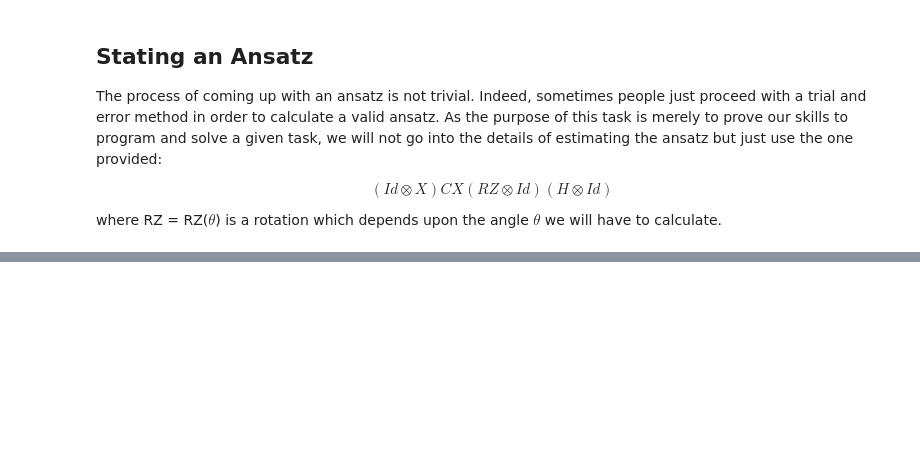
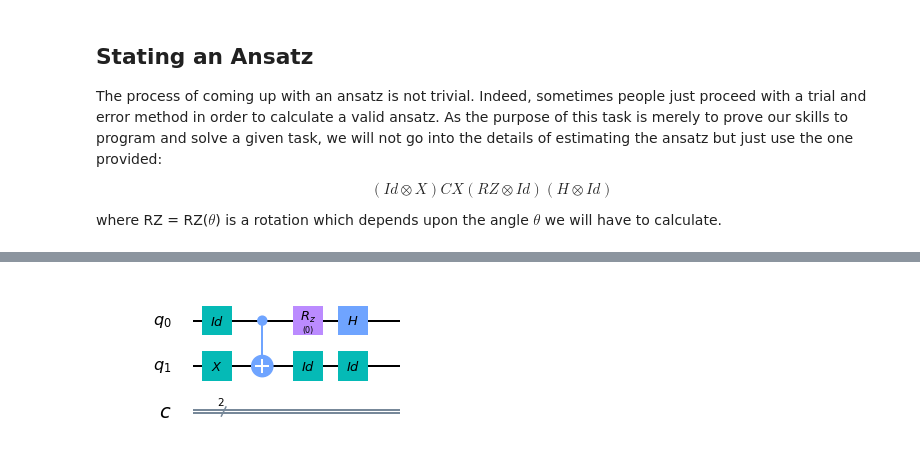
Before and after one commit to Arturacu/Quantum-exercises, a Jupyter notebook: Task 4.ipynb, the cells around one changed output, grey strips where cells are left out. Drawn from its saved outputs; the diff is of its cells as text; code cells hidden in the pictures; blank space fills up the shorter version.

```diff
--- a/Task 4.ipynb
+++ b/Task 4.ipynb
@@ -164,0 +180,28 @@ where RZ = RZ($\theta$) is a rotation which depends upon the angle $\theta$ we w
+# %%
+def quantum_state_preparation(circuit, theta):
+    """
+    Prepares the vector state
+    :param circuit: a quantum circuit with two qubits
+    :param theta: the angle of rotation for the ansatz
+    :return: quantum circuit.
+    """
+    qubits = circuit.qregs[0]
+
+    # Id (x) X
+    circuit.iden(qubits[0])
+    circuit.x(qubits[1])
+    # CX
+    circuit.cx(qubits[0],qubits[1])
+    # RZ (x) Id
+    circuit.rz(theta, qubits[0])
+    circuit.iden(qubits[1])
+    # H (x) Id
+    circuit.h(qubits[0])
+    circuit.iden(qubits[1])
+
+    return circuit
+# %%
+# Circuit representation of the section
+quantum_state_preparation(QuantumCircuit(2,2), 0).draw(output='mpl')
+# %% [output]
+[figure, added]
```
Also changed, not shown: parts of 14 cells of this notebook.
